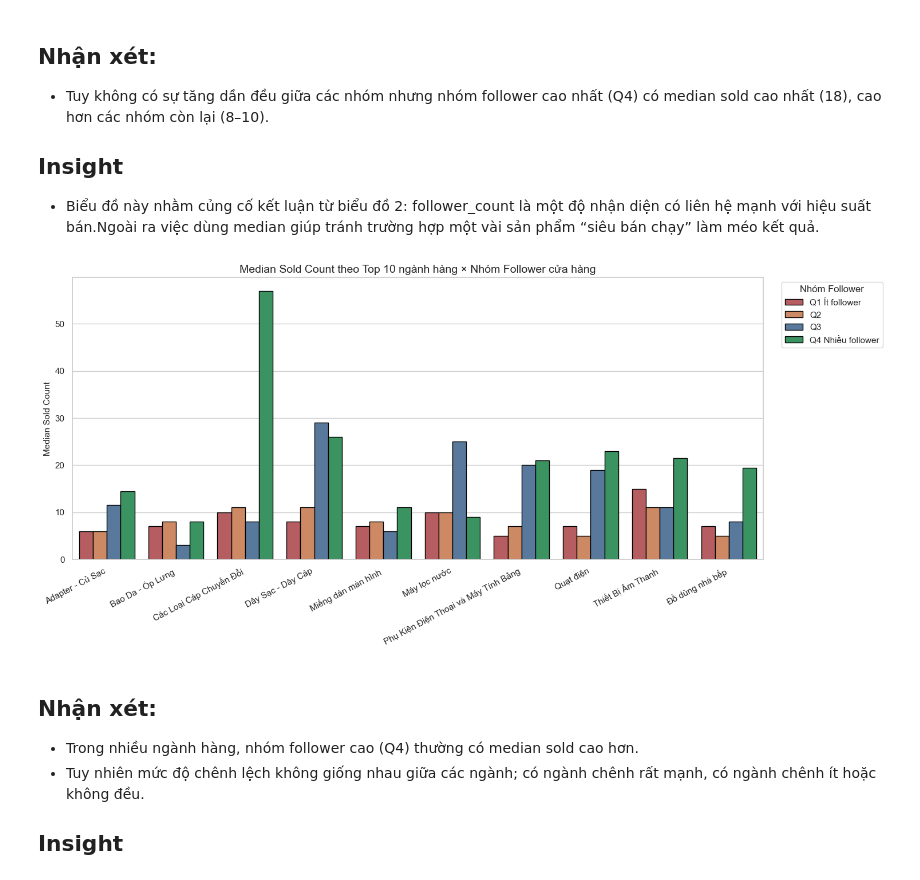
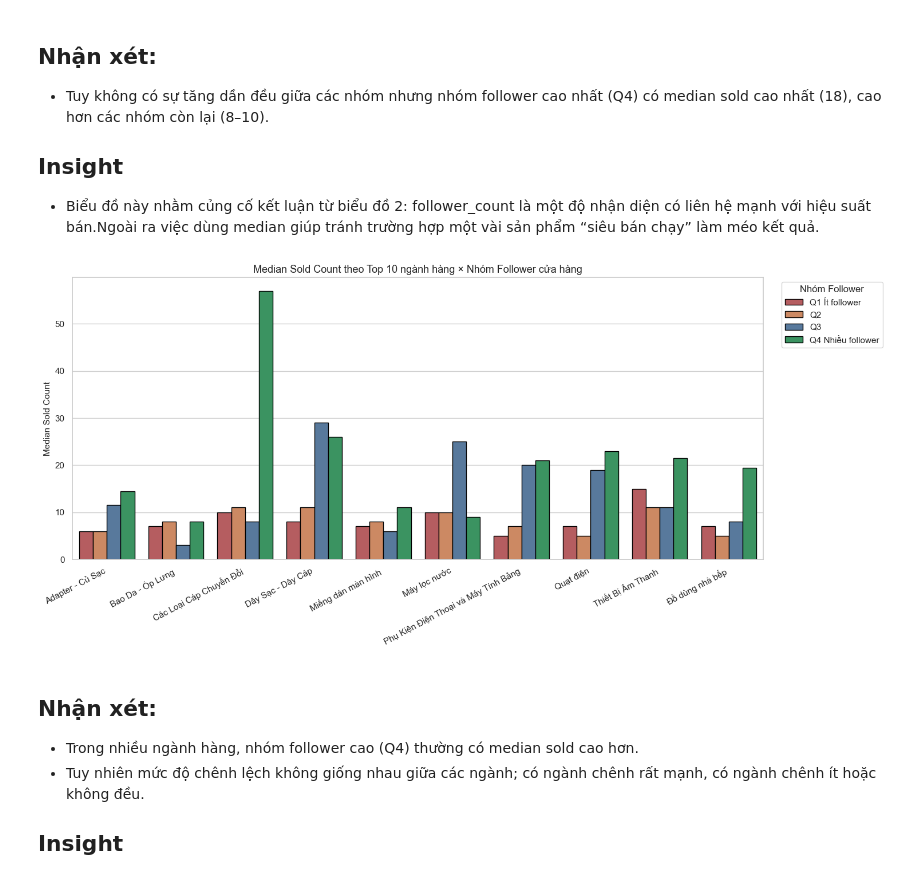
Before and after one commit to phuongth05/DV_LAB01, a Jupyter notebook: groups/thuong.ipynb, the cells around one changed output. Drawn from its saved outputs; the diff is of its cells as text; code cells hidden in the pictures.

```diff
--- a/groups/thuong.ipynb
+++ b/groups/thuong.ipynb
@@ -280,31 +286,34 @@ Passing `palette` without assigning `hue` is deprecated and will be removed in v
 # %%
 top10_categories = df_insight["parent_category"].value_counts().head(10).index.tolist()
 df_top = df_insight[df_insight["parent_category"].isin(top10_categories)].copy()
 
 cat_summary = df_top.groupby(
     ["parent_category", "follower_group"], observed=False
 ).agg(
     median_sold=("sold_count", "median")
 ).reset_index()
 
-plt.figure(figsize=(15, 7))
+fig, ax = plt.subplots(figsize=(15, 7))
 sns.barplot(
     data=cat_summary,
     x="parent_category",
     y="median_sold",
     hue="follower_group",
     palette=["#c44e52", "#dd8452", "#4c78a8", "#2ca25f"],
-    edgecolor="black"
+    edgecolor="black",
+    ax=ax
 )
-plt.title("Median Sold Count theo Top 10 ngành hàng × Nhóm Follower cửa hàng")
-plt.xlabel("")
-plt.ylabel("Median Sold Count")
-plt.xticks(rotation=28, ha="right")
-plt.legend(title="Nhóm Follower", bbox_to_anchor=(1.02, 1), loc="upper left")
-plt.tight_layout()
+ax.set_title("Median Sold Count theo Top 10 ngành hàng × Nhóm Follower cửa hàng")
+ax.set_xlabel("")
+ax.set_ylabel("Median Sold Count")
+ax.set_xticklabels(ax.get_xticklabels(), rotation=28, ha="right")
+ax.legend(title="Nhóm Follower", bbox_to_anchor=(1.02, 1), loc="upper left")
+fig.tight_layout()
+
+fig.savefig("median_sold_count_by_category_follower_group.svg", format="svg")
 plt.show()
 # %% [output]
-[figure, old version]
+[figure, new version]
 # %% [markdown]
 ## Nhận xét:
 - Trong nhiều ngành hàng, nhóm follower cao (Q4) thường có median sold cao hơn.
```
Also changed, not shown: parts of 6 cells of this notebook, 1 other file.
